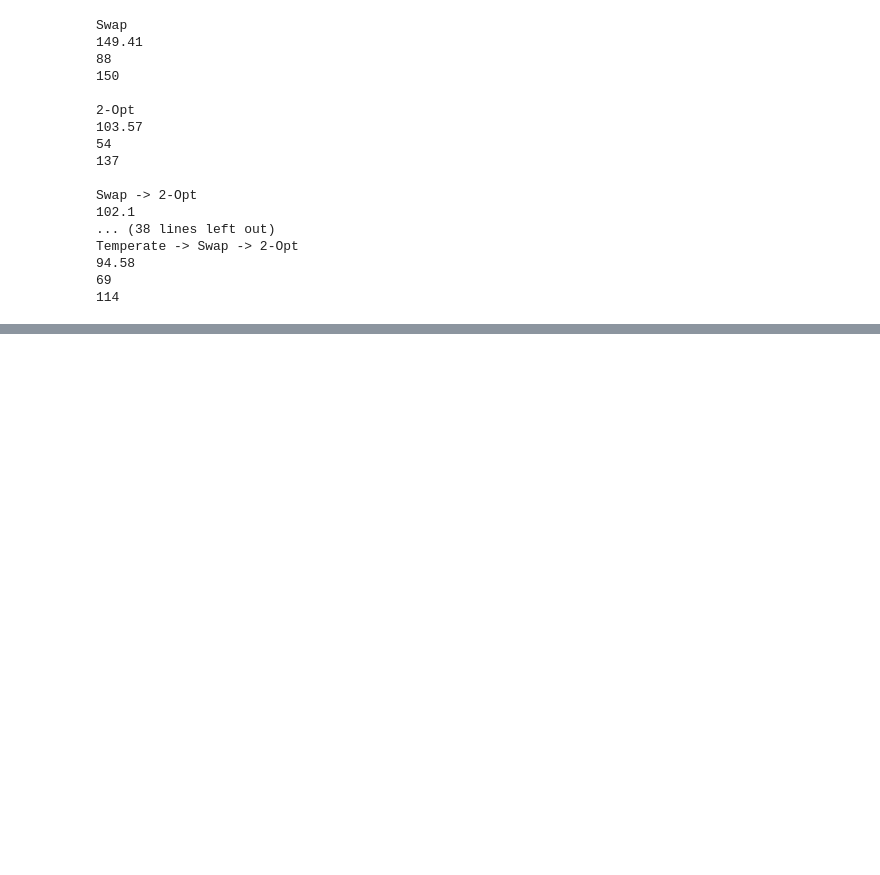
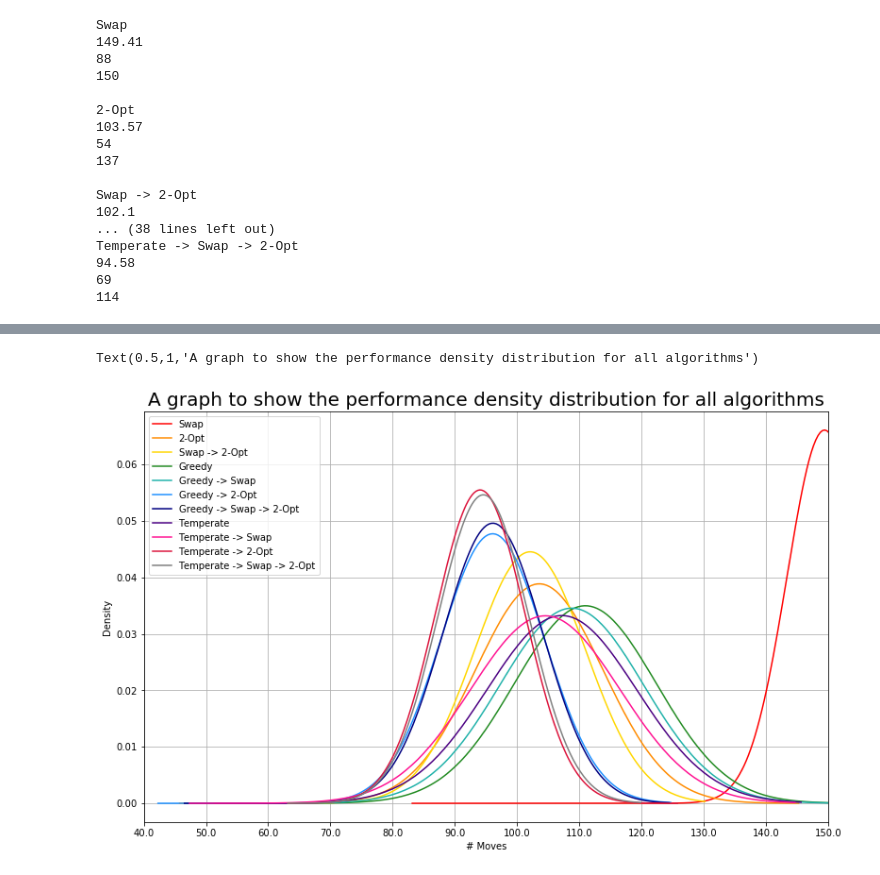
Before and after one commit to hwixley/Drone-Route-Planner, a Jupyter notebook: dataAnalysis/DroneMoveAnalysis.ipynb, the cells around one changed output, grey strips where cells are left out. Cells and saved outputs as stored; diff of their text form; code cells hidden in the pictures; blank space fills up the shorter version.

```diff
--- a/dataAnalysis/DroneMoveAnalysis.ipynb
+++ b/dataAnalysis/DroneMoveAnalysis.ipynb
@@ -118,0 +119,16 @@ Text(0.5,0,'Mean execution time for 731 maps with 33 sensors (s)')
+# %%
+from scipy.stats import norm
+
+for i in range(11):
+    sns.distplot(moves[i], fit=norm,hist=False,fit_kws={"color":colors[i]},kde=False,label=names[i])
+
+plt.legend(loc="upper left")
+plt.grid(True)
+plt.xlim(40,150)
+plt.xticks(np.linspace(40,150,12),np.linspace(40,150,12))
+plt.xlabel("# Moves")
+plt.ylabel("Density")
+plt.title("A graph to show the performance density distribution for all algorithms",fontsize=20)
+# %% [output]
+Text(0.5,1,'A graph to show the performance density distribution for all algorithms')
+[figure, added]
```
Also changed, not shown: parts of 2 cells of this notebook, 6 other files.
